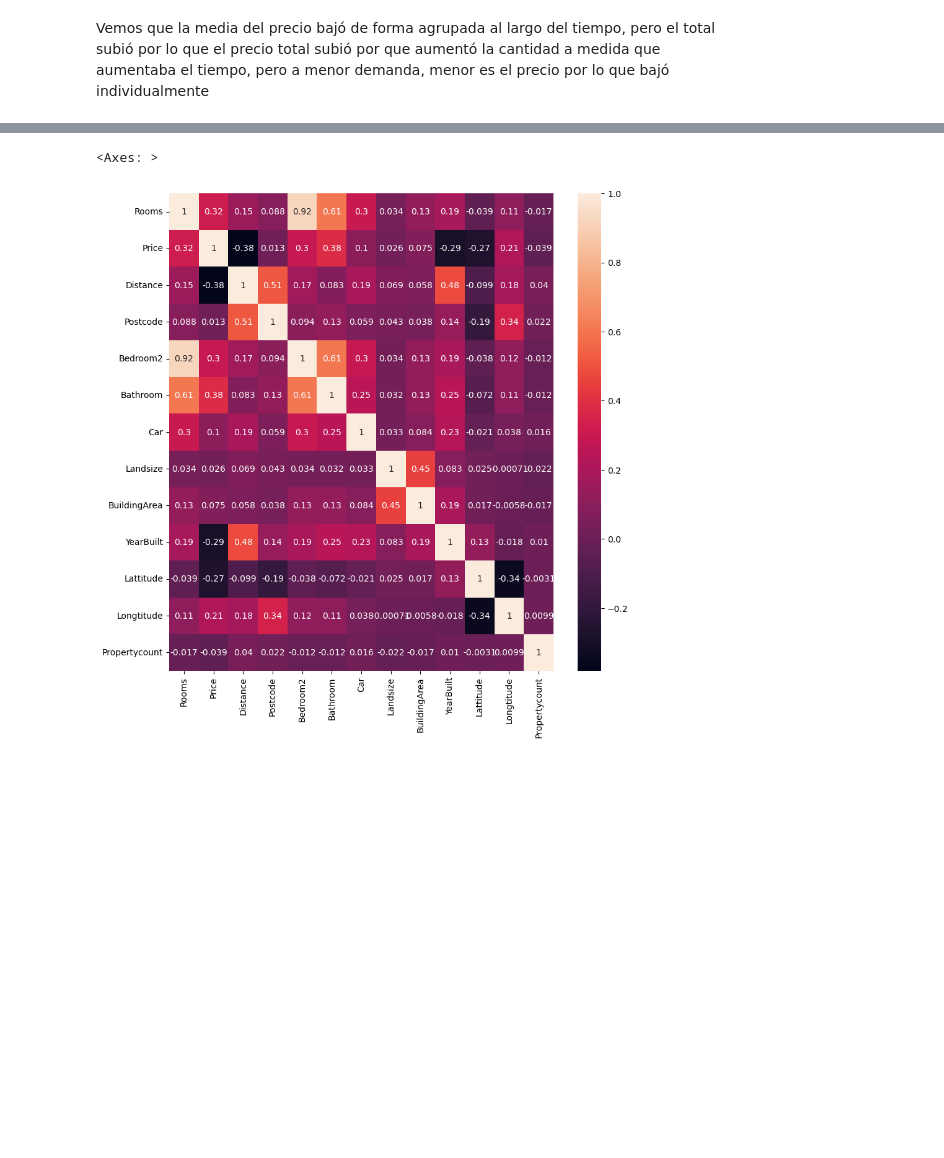
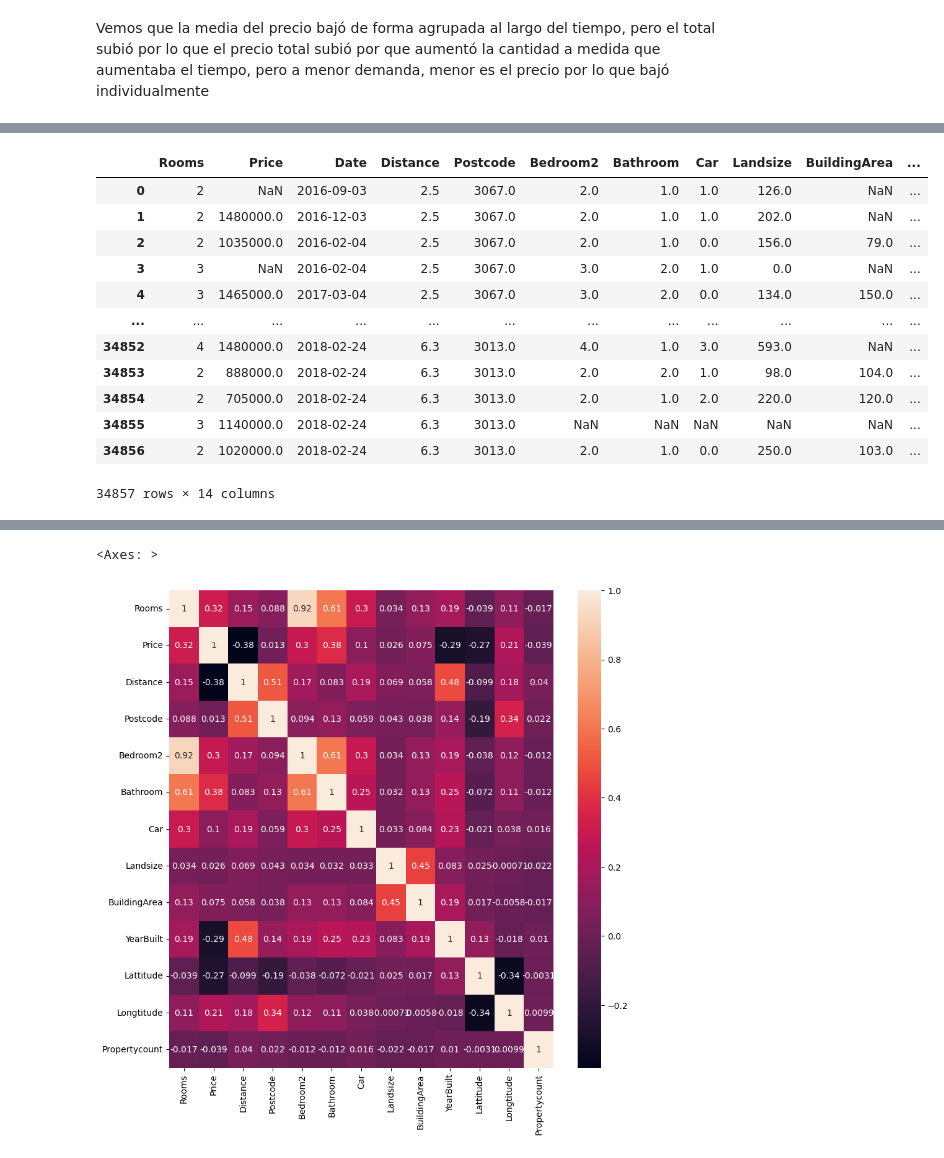
Before and after one commit to diegoguizanlopez/BigDataEIa, a Jupyter notebook: IA/Sistemas_Aprendizaje_Automatico/2-Trimestre/Regresion_Multivariable/Melbourne/melbourne.ipynb, the cells around one changed output, grey strips where cells are left out. Saved outputs shown, nothing was run; the diff lists cells and outputs as text; code cells hidden in the pictures; blank space fills up the shorter version.

```diff
--- a/IA/Sistemas_Aprendizaje_Automatico/2-Trimestre/Regresion_Multivariable/Melbourne/melbourne.ipynb
+++ b/IA/Sistemas_Aprendizaje_Automatico/2-Trimestre/Regresion_Multivariable/Melbourne/melbourne.ipynb
@@ -205,8 +217,23 @@ plt.plot(x, density(x))
 # %%
 #from Clases.Matplot.BoxPlot import BoxPlot
 #
-floats = df.select_dtypes(include=['float64'])
+floats=df.drop(df.select_dtypes(include=['object']),axis=1)
+floats
 #BoxPlot.box_plot(floats.columns,num_xticks=10,by='Price',dataFrame=floats,deepColor="deeppink",faceColor="Pink",color="Pink",ballsColor="deeppink")
+# %% [output]
+|  | Rooms | Price | Date | Distance | Postcode | Bedroom2 | Bathroom | Car | Landsize | BuildingArea | ... |
+| 0 | 2 | NaN | 2016-09-03 | 2.5 | 3067.0 | 2.0 | 1.0 | 1.0 | 126.0 | NaN | ... |
+| 1 | 2 | 1480000.0 | 2016-12-03 | 2.5 | 3067.0 | 2.0 | 1.0 | 1.0 | 202.0 | NaN | ... |
+| 2 | 2 | 1035000.0 | 2016-02-04 | 2.5 | 3067.0 | 2.0 | 1.0 | 0.0 | 156.0 | 79.0 | ... |
+| 3 | 3 | NaN | 2016-02-04 | 2.5 | 3067.0 | 3.0 | 2.0 | 1.0 | 0.0 | NaN | ... |
+| 4 | 3 | 1465000.0 | 2017-03-04 | 2.5 | 3067.0 | 3.0 | 2.0 | 0.0 | 134.0 | 150.0 | ... |
+| ... | ... | ... | ... | ... | ... | ... | ... | ... | ... | ... | ... |
+| 34852 | 4 | 1480000.0 | 2018-02-24 | 6.3 | 3013.0 | 4.0 | 1.0 | 3.0 | 593.0 | NaN | ... |
+| 34853 | 2 | 888000.0 | 2018-02-24 | 6.3 | 3013.0 | 2.0 | 2.0 | 1.0 | 98.0 | 104.0 | ... |
+| 34854 | 2 | 705000.0 | 2018-02-24 | 6.3 | 3013.0 | 2.0 | 1.0 | 2.0 | 220.0 | 120.0 | ... |
+| 34855 | 3 | 1140000.0 | 2018-02-24 | 6.3 | 3013.0 | NaN | NaN | NaN | NaN | NaN | ... |
+| 34856 | 2 | 1020000.0 | 2018-02-24 | 6.3 | 3013.0 | 2.0 | 1.0 | 0.0 | 250.0 | 103.0 | ... |
+34857 rows × 14 columns
 # %%
 from Clases.Matplot.HeatMap import HeatMap
 
```
Also changed, not shown: parts of 32 cells of this notebook, 1 other file.
